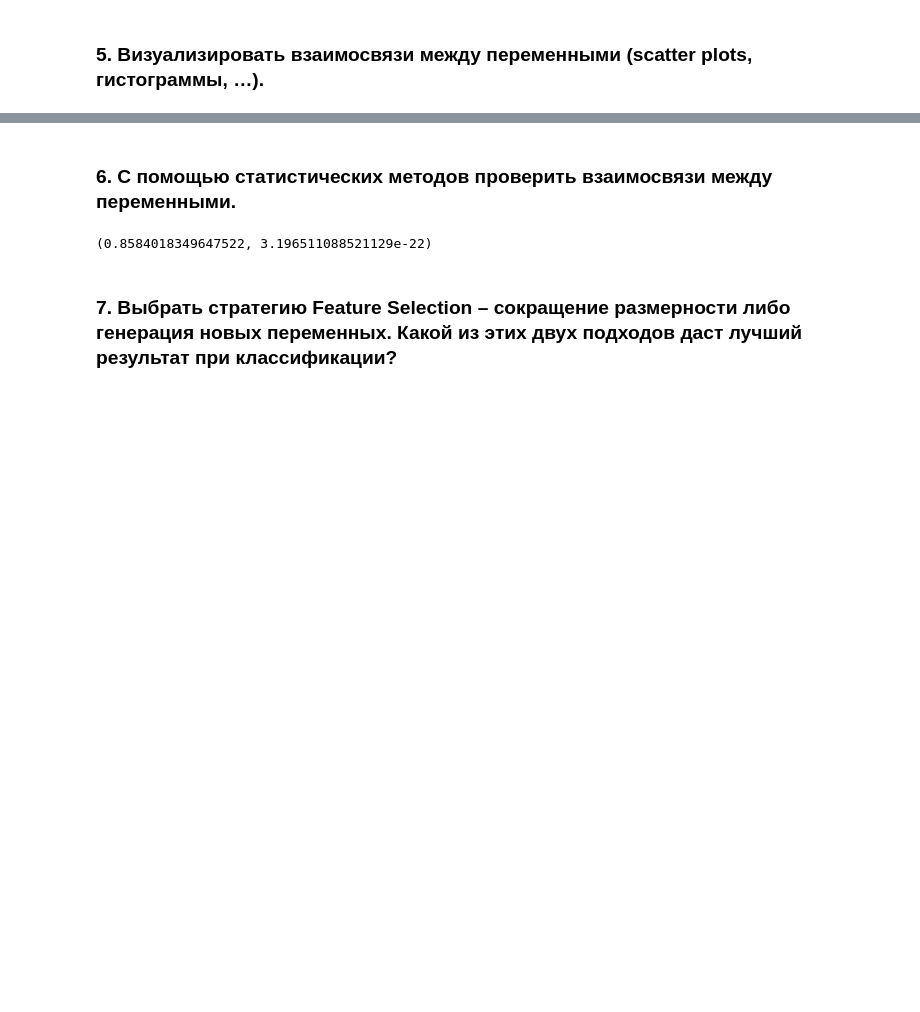
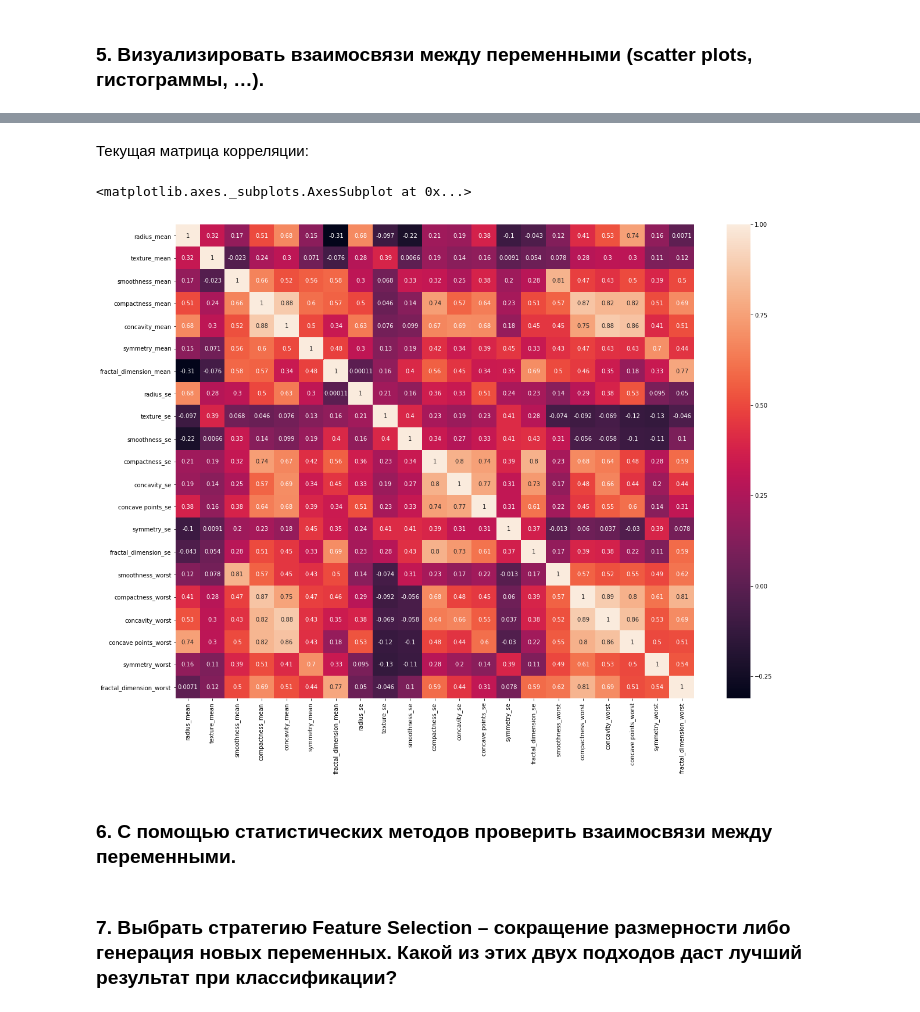
Before and after one commit to AlexeevVl/DVP-1, a Jupyter notebook: Final_DVP_work.ipynb, the cells around one changed output, grey strips where cells are left out. Cells and saved outputs as stored; diff of their text form; code cells hidden in the pictures; blank space fills up the shorter version.

```diff
--- a/Final_DVP_work.ipynb
+++ b/Final_DVP_work.ipynb
@@ -105,9 +112,16 @@ plt.tight_layout()
+# %%
+df.drop(["perimeter_mean","area_mean","perimeter_worst","radius_worst","area_worst",
+         "texture_worst","concave points_mean","concave points_mean","area_se","perimeter_se"],axis=1,inplace=True)
+# %% [markdown]
+Текущая матрица корреляции:
+# %%
+fig, ax = plt.subplots(figsize=(20,15))
+sns.heatmap(df.corr(),annot=True,ax=ax)
+# %% [output]
+<matplotlib.axes._subplots.AxesSubplot at 0x...>
+[figure, added]
 # %% [markdown]
 ### 6. С помощью статистических методов проверить взаимосвязи между переменными.
-# %%
-sts.shapiro(df['area_mean'])
-# %% [output]
-(0.8584018349647522, 3.196511088521129e-22)
 # %% [markdown]
 ### 7. Выбрать стратегию Feature Selection – сокращение размерности либо генерация новых переменных. Какой из этих двух подходов даст лучший результат при классификации?
 # %% [markdown]
```
Also changed, not shown: parts of 10 cells of this notebook.
